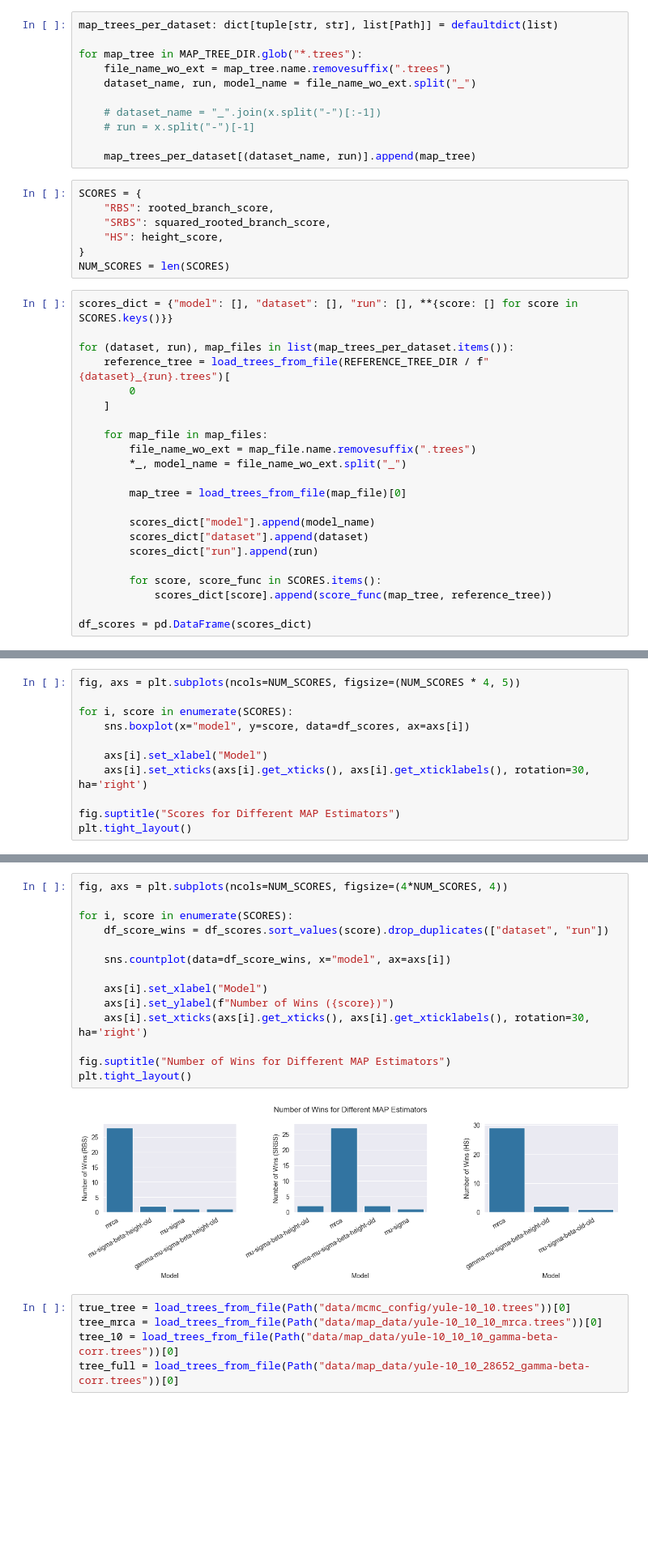
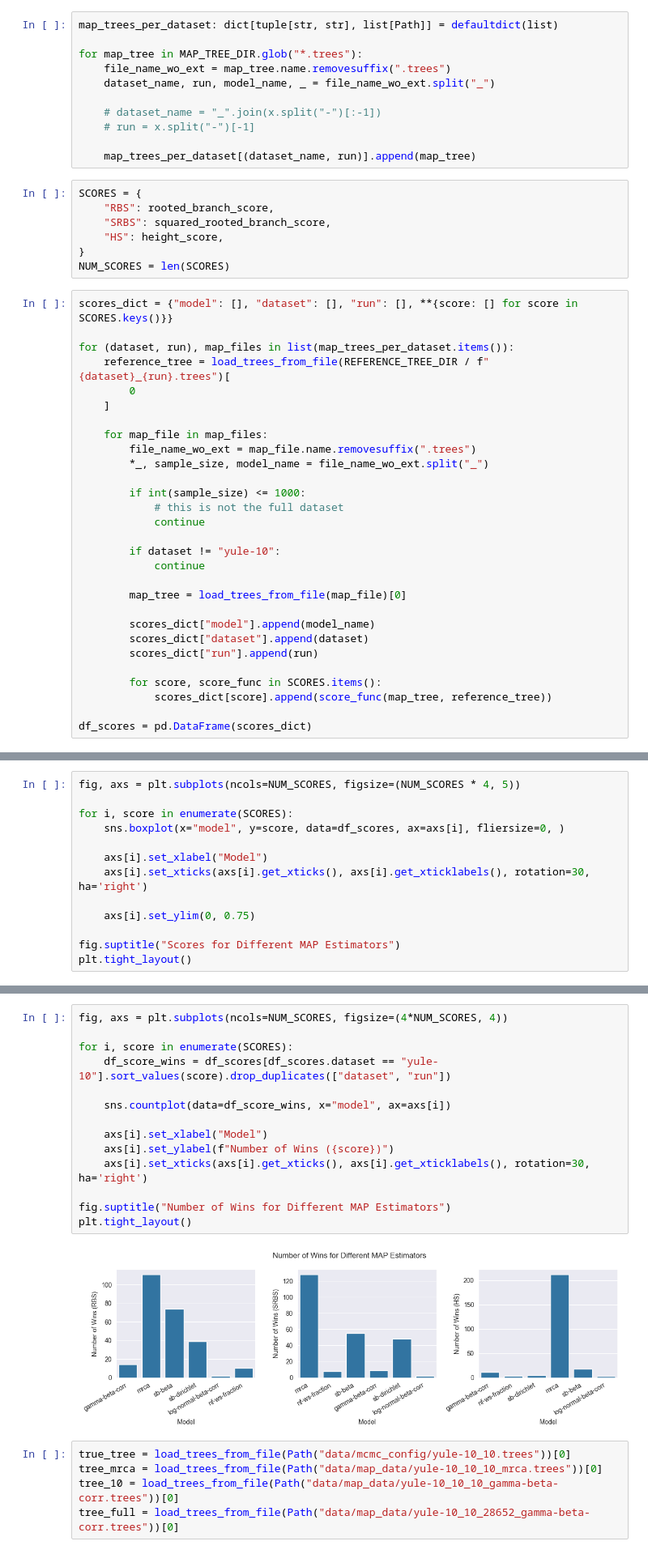
Before and after one commit to tochsner/ccd-validation, a Jupyter notebook: src/map_validation/map_validation.ipynb, the cells around one changed output, grey strips where cells are left out. Shown at 81% size. Saved outputs shown, nothing was run; the diff lists cells and outputs as text; blank space fills up the shorter version.

```diff
--- a/src/map_validation/map_validation.ipynb
+++ b/src/map_validation/map_validation.ipynb
@@ -136,7 +136,7 @@ map_trees_per_dataset: dict[tuple[str, str], list[Path]] = defaultdict(list)
 
 for map_tree in MAP_TREE_DIR.glob("*.trees"):
     file_name_wo_ext = map_tree.name.removesuffix(".trees")
-    dataset_name, run, model_name = file_name_wo_ext.split("_")
+    dataset_name, run, model_name, _ = file_name_wo_ext.split("_")
 
     # dataset_name = "_".join(x.split("-")[:-1])
     # run = x.split("-")[-1]
@@ -159,7 +159,14 @@ for (dataset, run), map_files in list(map_trees_per_dataset.items()):
 
     for map_file in map_files:
         file_name_wo_ext = map_file.name.removesuffix(".trees")
-        *_, model_name = file_name_wo_ext.split("_")
+        *_, sample_size, model_name = file_name_wo_ext.split("_")
+
+        if int(sample_size) <= 1000:
+            # this is not the full dataset
+            continue
+
+        if dataset != "yule-10":
+            continue
 
         map_tree = load_trees_from_file(map_file)[0]
 
@@ -175,11 +193,13 @@ df_scores = pd.DataFrame(scores_dict)
 fig, axs = plt.subplots(ncols=NUM_SCORES, figsize=(NUM_SCORES * 4, 5))
 
 for i, score in enumerate(SCORES):
-    sns.boxplot(x="model", y=score, data=df_scores, ax=axs[i])
+    sns.boxplot(x="model", y=score, data=df_scores, ax=axs[i], fliersize=0, )
 
     axs[i].set_xlabel("Model")
     axs[i].set_xticks(axs[i].get_xticks(), axs[i].get_xticklabels(), rotation=30, ha='right')
 
+    axs[i].set_ylim(0, 0.75)
+
 fig.suptitle("Scores for Different MAP Estimators")
 plt.tight_layout()
 # %% [output]
@@ -187,19 +225,19 @@ plt.tight_layout()
 # %%
 fig, axs = plt.subplots(ncols=NUM_SCORES, figsize=(4*NUM_SCORES, 4))
 
 for i, score in enumerate(SCORES):
-    df_score_wins = df_scores.sort_values(score).drop_duplicates(["dataset", "run"])
+    df_score_wins = df_scores[df_scores.dataset == "yule-10"].sort_values(score).drop_duplicates(["dataset", "run"])
 
     sns.countplot(data=df_score_wins, x="model", ax=axs[i])
 
     axs[i].set_xlabel("Model")
     axs[i].set_ylabel(f"Number of Wins ({score})")
     axs[i].set_xticks(axs[i].get_xticks(), axs[i].get_xticklabels(), rotation=30, ha='right')
 
 fig.suptitle("Number of Wins for Different MAP Estimators")
 plt.tight_layout()
 # %% [output]
-[figure, old version]
+[figure, new version]
 # %%
 true_tree = load_trees_from_file(Path("data/mcmc_config/yule-10_10.trees"))[0]
 tree_mrca = load_trees_from_file(Path("data/map_data/yule-10_10_10_mrca.trees"))[0]
```
Also changed, not shown: parts of 4 cells of this notebook, 6 other files.
